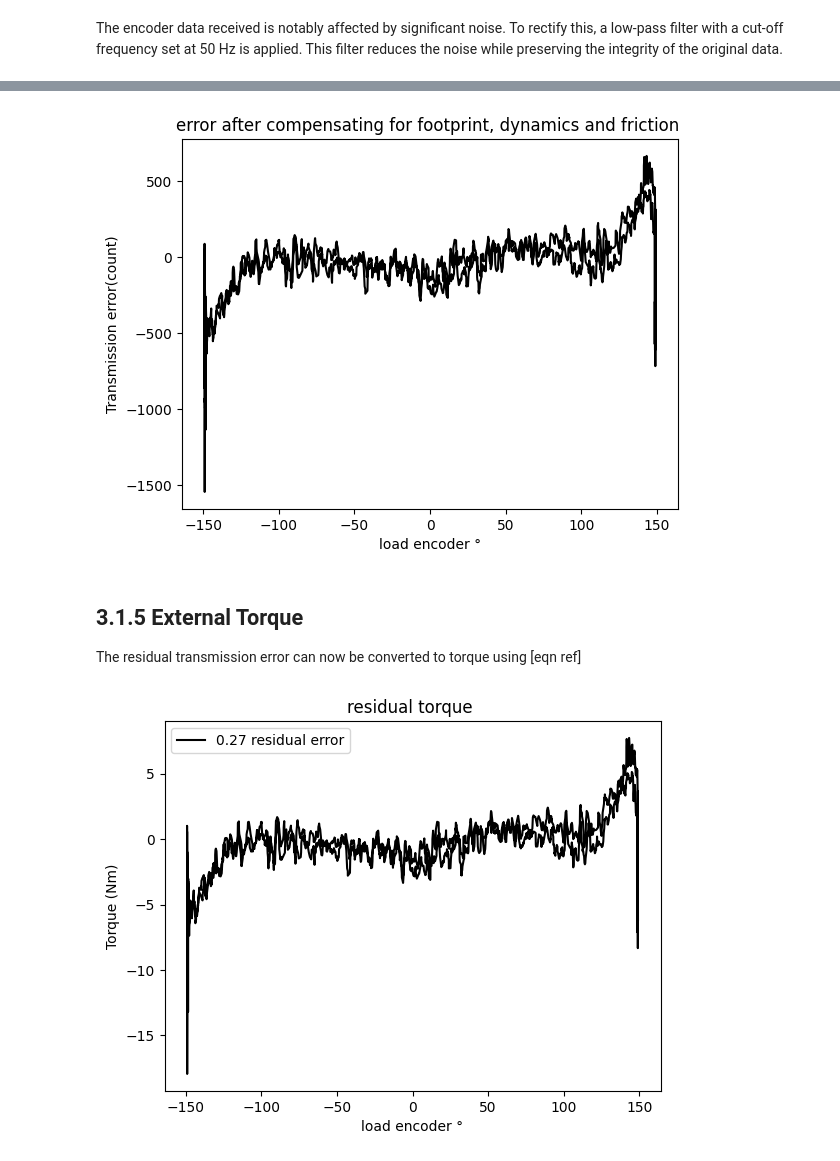
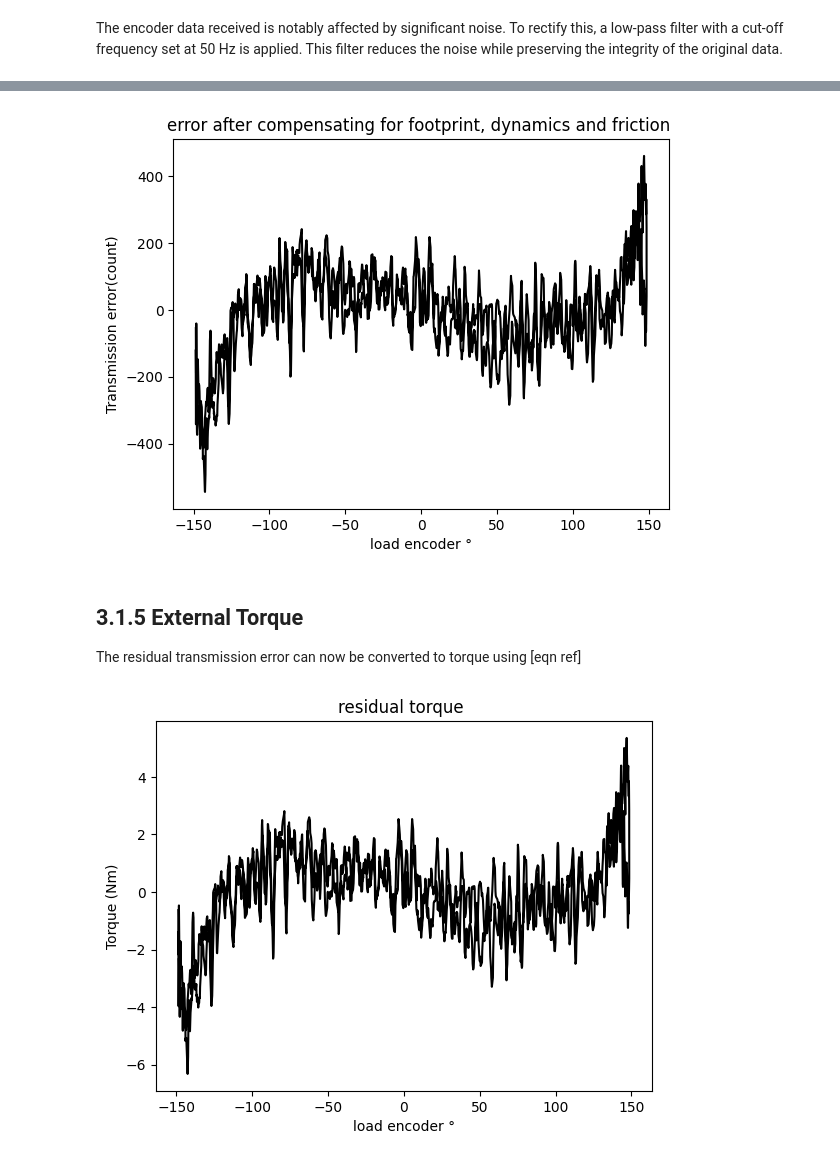
Before and after one commit to allwinlucious/MasterThesis, a Jupyter notebook: 3.1_Analytical_Method.ipynb, the cells around one changed output, grey strips where cells are left out. Drawn from its saved outputs; the diff is of its cells as text; code cells hidden in the pictures.

```diff
--- a/3.1_Analytical_Method.ipynb
+++ b/3.1_Analytical_Method.ipynb
@@ -69,15 +69,15 @@ Here, $A_0$ represents the static offset, which can be influenced by factors suc
 The slowest speed among the collected data sets was selected for further analysis to minimize the effects of dynamic forces such as Coriolis and centrifugal terms. This selection ensured that the torques associated with accelerating and decelerating the joint at this low velocity were negligible and of minimal duration. This focus allowed for isolating primarily frictional and position-dependent torques, providing the clearest data for accurately modeling the characteristic position-based error in the harmonic drive system.
 # %%
 #learn characteristic footprint error from the slowest data
-footprint_coeff = model_footprint(data["0.97"])
+footprint_coeff = model_footprint(data["0.01"])
 np.save("utils/analytical/footprint_coeff.npy",footprint_coeff)
 
 for key in data:
     data[key]['modeled_footprint'] = data[key].apply(lambda row: footprint_error(footprint_coeff,row["filtered_motor_enc"], row["filtered_load_enc"]), axis=1)
 
 
-plt.plot(data["0.97"].encoder_loadinc_3*count_to_deg, (data["0.97"].filtered_motor_enc/gear_ratio - data["0.97"].filtered_load_enc) ,'y',label = 'transmission error')
-plt.plot(data["0.97"].encoder_loadinc_3*count_to_deg,data["0.97"].modeled_footprint/count_to_deg,'black',label = 'modeled position based error')
+plt.plot(data["0.01"].encoder_loadinc_3*count_to_deg, (data["0.01"].filtered_motor_enc/gear_ratio - data["0.01"].filtered_load_enc) ,'y',label = 'transmission error')
+plt.plot(data["0.01"].encoder_loadinc_3*count_to_deg,data["0.01"].modeled_footprint/count_to_deg,'black',label = 'modeled position based error')
 plt.ylabel('Transmission error (count)')
 plt.xlabel('load encoder °')
 plt.legend()
@@ -168,27 +172,25 @@ for key in data:
     data[key]["residual_error3"] = data[key].residual_error2 - data[key].modeled_friction
 
 
-plt.plot(data["0.04"].encoder_loadinc_3*count_to_deg, data["0.04"].residual_error3,'black')
+plt.plot(data[sample].encoder_loadinc_3*count_to_deg, data[sample].residual_error3,'black')
 plt.ylabel('Transmission error(count)')
 plt.xlabel('load encoder °')
 plt.title("error after compensating for footprint, dynamics and friction ")
 plt.show()
 # %% [output]
-[figure, old version]
+[figure, new version]
 # %% [markdown]
 ## 3.1.5 External Torque
 The residual transmission error can now be converted to torque using [eqn ref]
 # %%
-#comepnesate for friction
+#convert residual transmission error to torque
 for key in data:
     data[key]['torque_estimate'] = data[key].apply(lambda row: encoder_error_to_torque(row["residual_error3"]),axis=1)
-plt.plot(data["0.04"].encoder_loadinc_3*count_to_deg, data["0.04"].torque_estimate,'black',label = '0.27 residual error')
+plt.plot(data[sample].encoder_loadinc_3*count_to_deg, data[sample].torque_estimate,'black')
 plt.ylabel('Torque (Nm)')
 plt.xlabel('load encoder °')
-plt.legend()
 plt.title("residual torque ")
 plt.show()
-plt.close()
 # %% [output]
-[figure, old version]
+[figure, new version]
 # %% [markdown]
```
Also changed, not shown: parts of 13 cells of this notebook, 2 other files.
